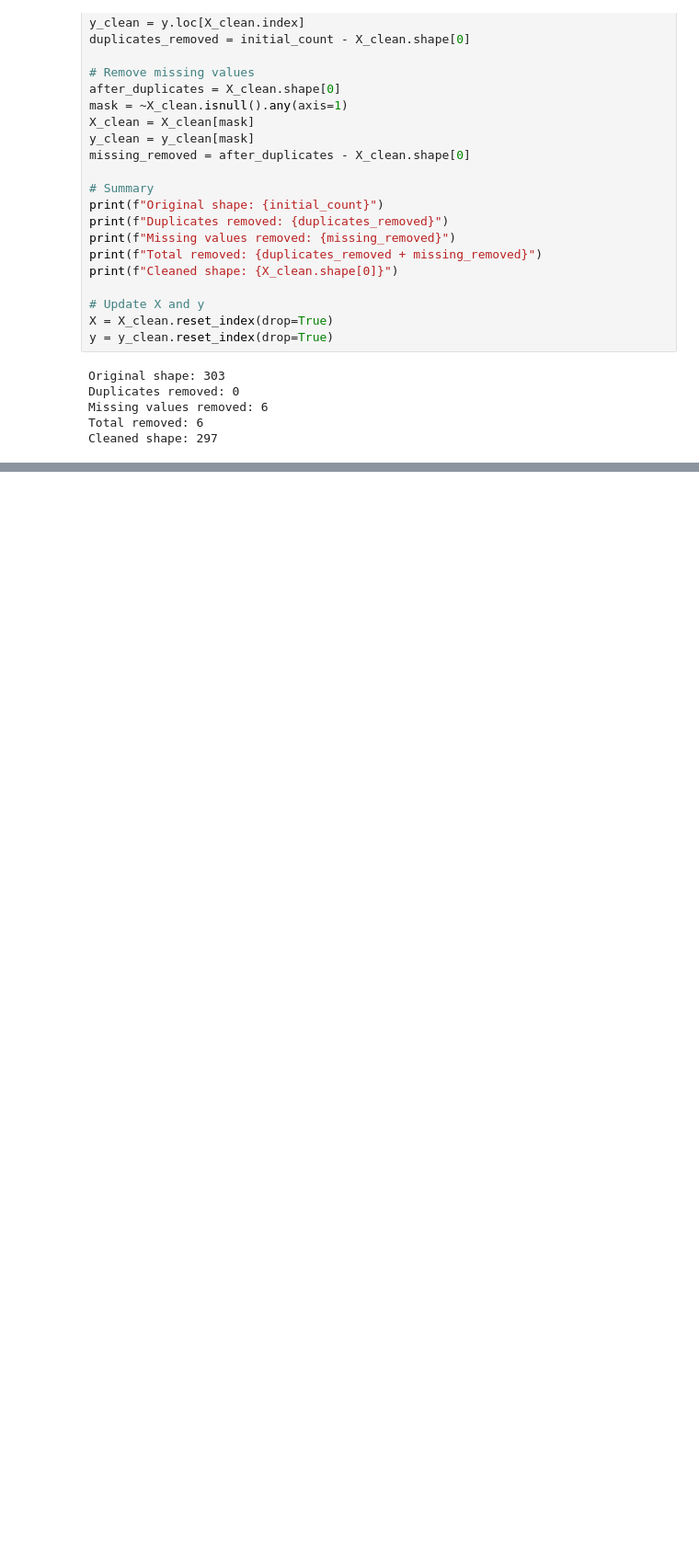
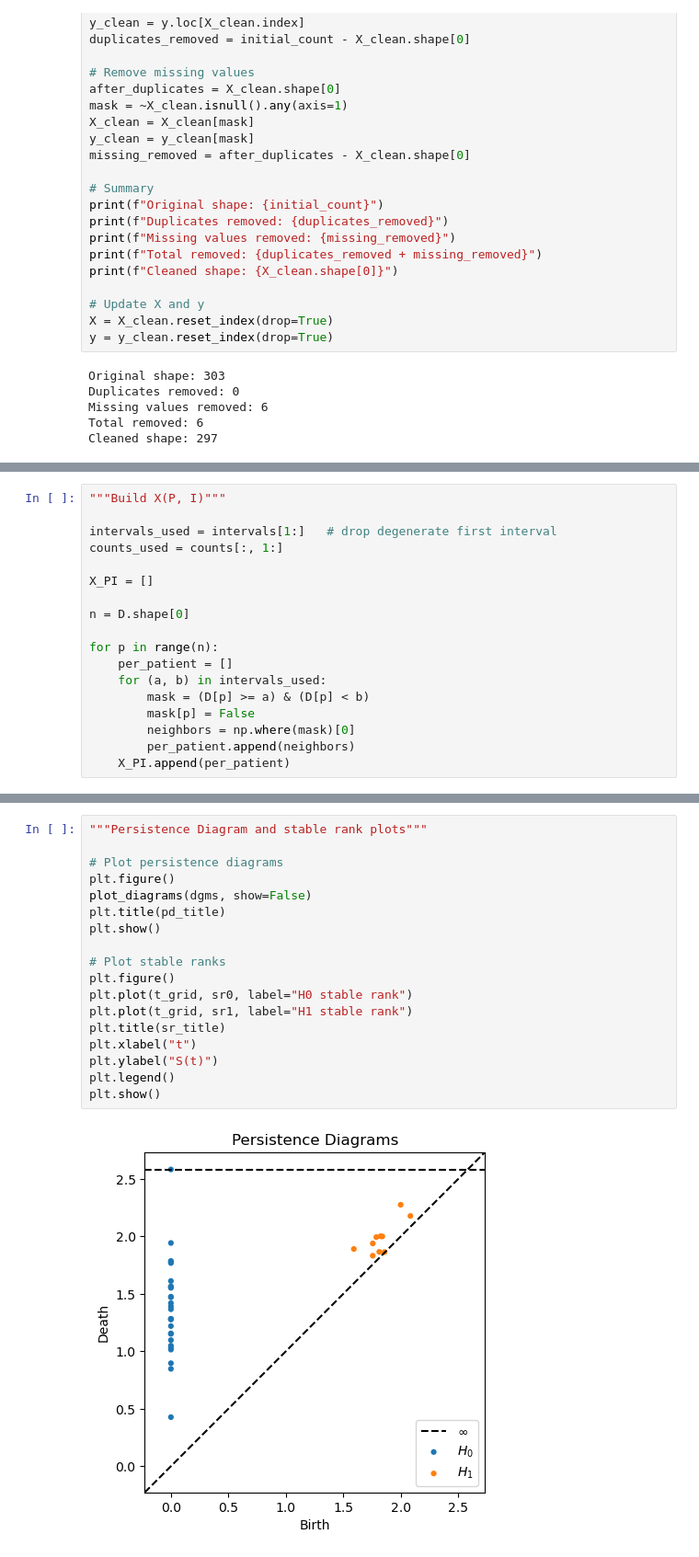
Before and after one commit to ajenee1/TDA, a Jupyter notebook: heart_disease.ipynb, the cells around one changed output, grey strips where cells are left out. Shown at 92% size. Saved outputs shown, nothing was run; the diff lists cells and outputs as text; blank space fills up the shorter version.

```diff
--- a/heart_disease.ipynb
+++ b/heart_disease.ipynb
@@ -592,0 +153,18 @@ Clinical Features (Categorical):
+# %%
+"""Build X(P, I)"""
+
+intervals_used = intervals[1:]   # drop degenerate first interval
+counts_used = counts[:, 1:]
+
+X_PI = []
+
+n = D.shape[0]
+
+for p in range(n):
+    per_patient = []
+    for (a, b) in intervals_used:
+        mask = (D[p] >= a) & (D[p] < b)
+        mask[p] = False
+        neighbors = np.where(mask)[0]
+        per_patient.append(neighbors)
+    X_PI.append(per_patient)
@@ -592,0 +226,20 @@ Clinical Features (Categorical):
+# %%
+"""Persistence Diagram and stable rank plots"""
+
+# Plot persistence diagrams
+plt.figure()
+plot_diagrams(dgms, show=False)
+plt.title(pd_title)
+plt.show()
+
+# Plot stable ranks
+plt.figure()
+plt.plot(t_grid, sr0, label="H0 stable rank")
+plt.plot(t_grid, sr1, label="H1 stable rank")
+plt.title(sr_title)
+plt.xlabel("t")
+plt.ylabel("S(t)")
+plt.legend()
+plt.show()
+# %% [output]
+[figure, added]
```
Also changed, not shown: parts of 27 cells of this notebook, 11 other files.
